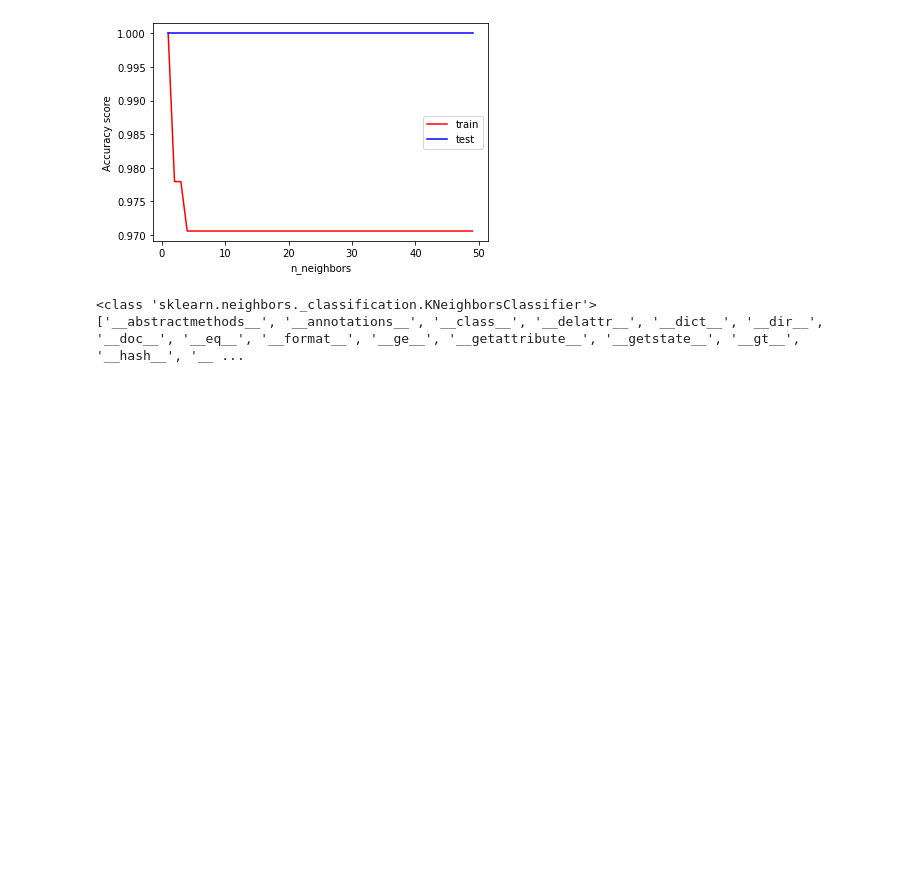
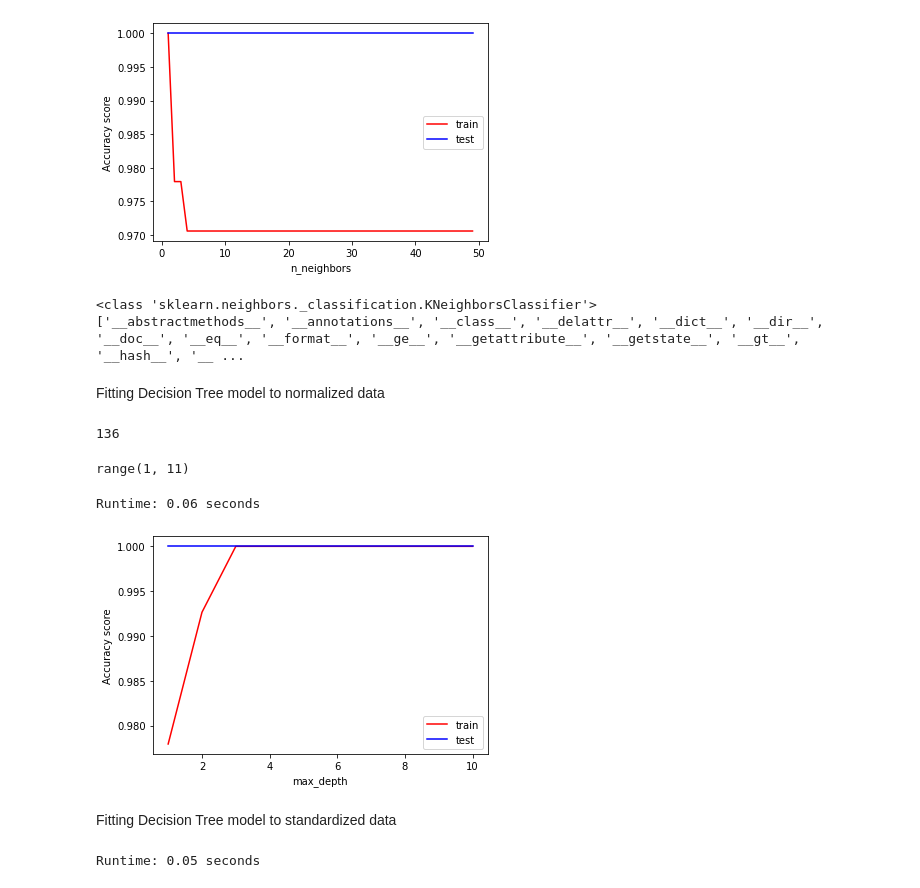
Before and after one commit to MaSOouD69/Divorce, a Jupyter notebook: Divorce Prediction.ipynb, the cells around one changed output. Cells and saved outputs as stored; diff of their text form; code cells hidden in the pictures; blank space fills up the shorter version.

```diff
--- a/Divorce Prediction.ipynb
+++ b/Divorce Prediction.ipynb
@@ -513,3 +513,79 @@ print(dir(knn))
 # %% [output]
 <class 'sklearn.neighbors._classification.KNeighborsClassifier'>
 ['__abstractmethods__', '__annotations__', '__class__', '__delattr__', '__dict__', '__dir__', '__doc__', '__eq__', '__format__', '__ge__', '__getattribute__', '__getstate__', '__gt__', '__hash__', '__ ...
+# %% [markdown]
+Fitting Decision Tree model to normalized data
+# %%
+# number of rows
+print(X_train.shape[0])
+# indicating range of max_depth values
+range(1, int(np.sqrt(X_train.shape[0])))
+# %% [output]
+136
+range(1, 11)
+# %%
+start = time.time()
+
+# A list of the maximum depths to try out and save to 'depths'
+depths = range(1, int(np.sqrt(X_train.shape[0])))
+
+# Empty lists to append to
+train_acc_mm = []
+test_acc_mm = []
+
+# Loop through the depths
+for max_depth in depths:
+
+    # Instantiate the model
+    dt = DecisionTreeClassifier(max_depth=max_depth, random_state=42)
+
+    # Fit the model
+    dt.fit(X_train_mm, y_train)
+
+    # Score the model
+    train_acc_mm.append(dt.score(X_train_mm, y_train))
+    test_acc_mm.append(dt.score(X_test_mm, y_test))
+
+stop = time.time()
+runtime_dt_mm = stop-start
+print(f"Runtime: {round(runtime_dt_mm,2)} seconds")
+# %% [output]
+Runtime: 0.06 seconds
+# %%
+# Plotting the accuracies
+plt.figure()
+plt.plot(depths, train_acc_mm, c='red', label='train')
+plt.plot(depths, test_acc_mm, c='blue', label='test')
+plt.xlabel("max_depth")
+plt.ylabel("Accuracy score")
+plt.legend()
+plt.show()
+# %% [output]
+[figure, added]
+# %% [markdown]
+Fitting Decision Tree model to standardized data
+# %%
+start = time.time()
+
+# Empty lists to append to
+train_acc_ss = []
+test_acc_ss = []
+
+# Loop through the different depths
+for max_depth in depths:
+
+    # Instantiate the model
+    dt = DecisionTreeClassifier(max_depth=max_depth, random_state=42)
+
+    # Fit the model
+    dt.fit(X_train_ss, y_train)
+
+    # Score the model
+    train_acc_ss.append(dt.score(X_train_ss, y_train))
+    test_acc_ss.append(dt.score(X_test_ss, y_test))
+
+stop = time.time()
+runtime_dt_ss = stop-start
+print(f"Runtime: {round(runtime_dt_ss,2)} seconds")
+# %% [output]
+Runtime: 0.05 seconds
```
Also changed, not shown: parts of 2 cells of this notebook.
